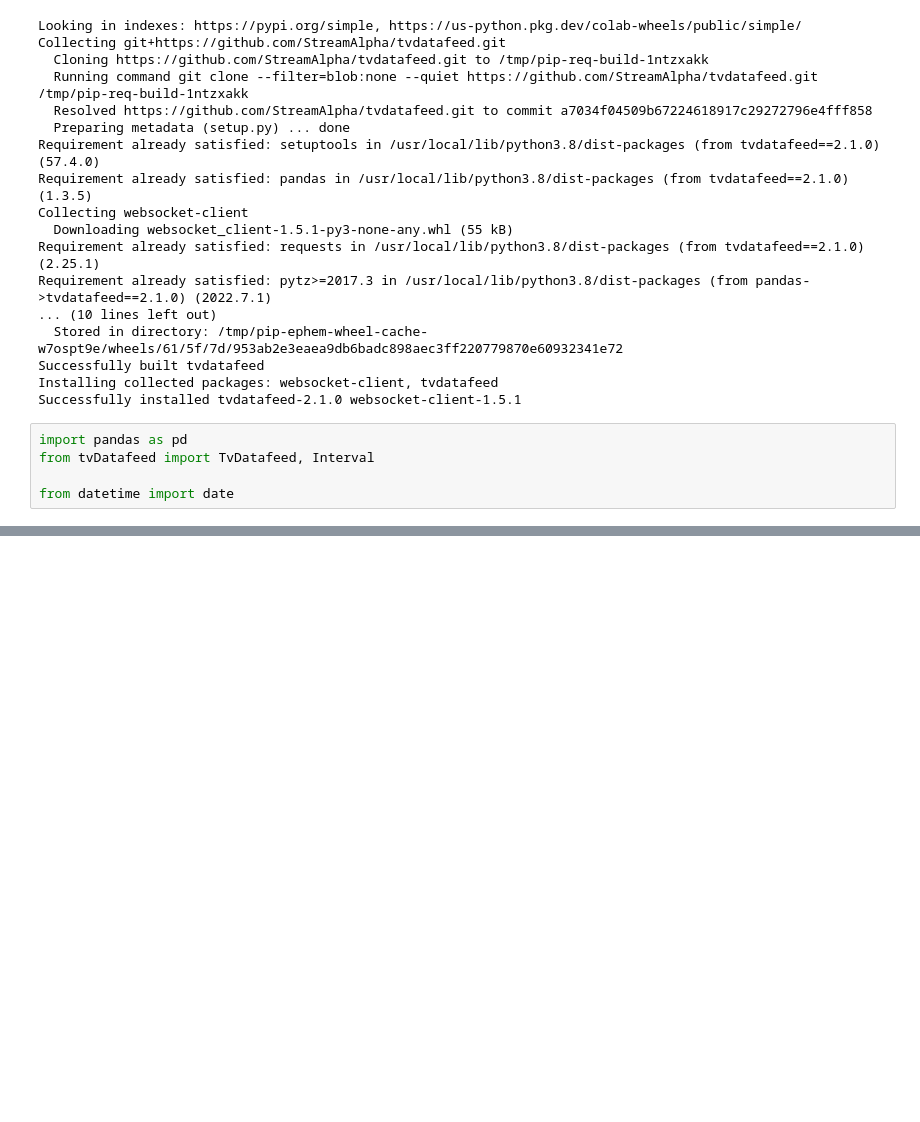
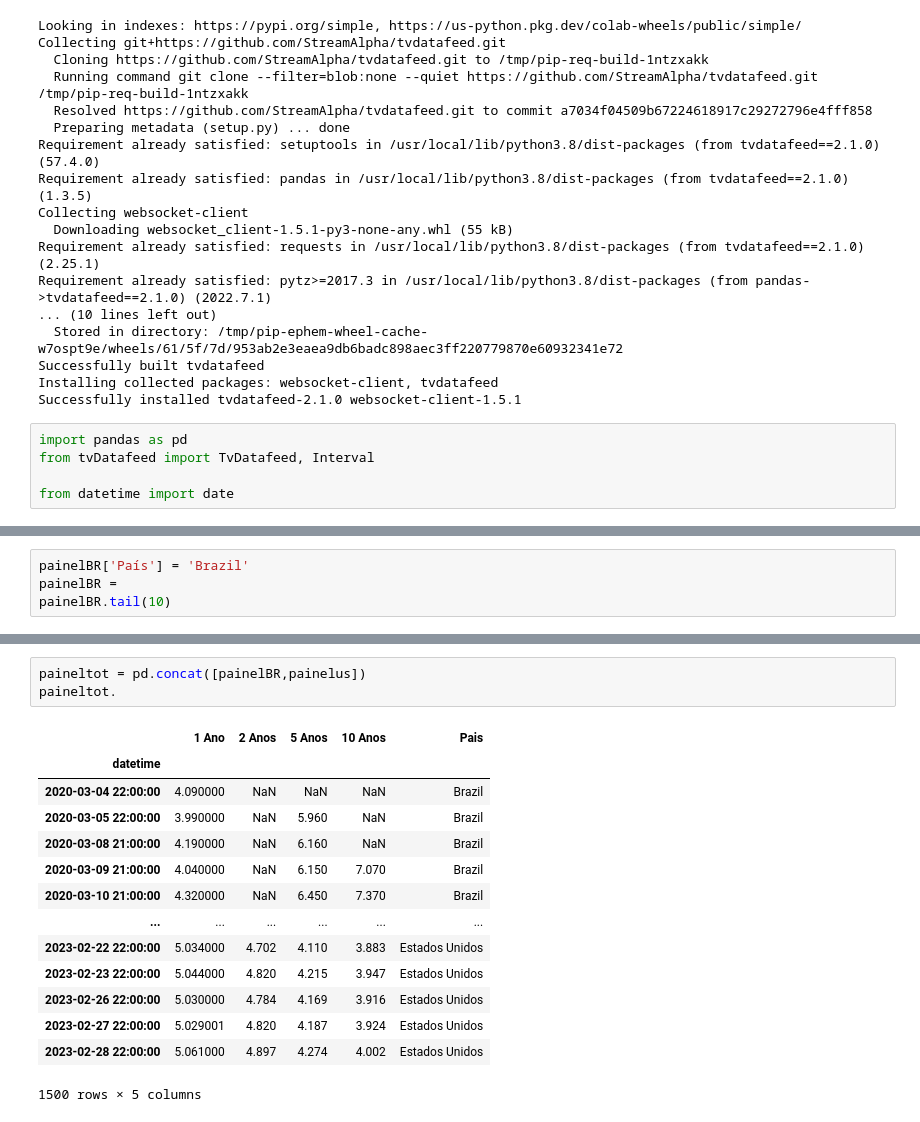
Before and after one commit to Edu-Moreira/Estudos-de-Python, a Jupyter notebook: TVDataFeed.ipynb, the cells around one changed output, grey strips where cells are left out. Saved outputs shown, nothing was run; the diff lists cells and outputs as text; blank space fills up the shorter version.

```diff
--- a/TVDataFeed.ipynb
+++ b/TVDataFeed.ipynb
@@ -31,0 +68,4 @@ WARNING:tvDatafeed.main:you are using nologin method, data you access may be lim
+# %%
+painelBR['País'] = 'Brazil'
+painelBR =
+painelBR.tail(10)
@@ -31,0 +125,18 @@ WARNING:tvDatafeed.main:you are using nologin method, data you access may be lim
+# %%
+paineltot = pd.concat([painelBR,painelus])
+paineltot.
+# %% [output]
+|  | 1 Ano | 2 Anos | 5 Anos | 10 Anos | Pais |
+| datetime |  |  |  |  |  |
+| 2020-03-04 22:00:00 | 4.090000 | NaN | NaN | NaN | Brazil |
+| 2020-03-05 22:00:00 | 3.990000 | NaN | 5.960 | NaN | Brazil |
+| 2020-03-08 21:00:00 | 4.190000 | NaN | 6.160 | NaN | Brazil |
+| 2020-03-09 21:00:00 | 4.040000 | NaN | 6.150 | 7.070 | Brazil |
+| 2020-03-10 21:00:00 | 4.320000 | NaN | 6.450 | 7.370 | Brazil |
+| ... | ... | ... | ... | ... | ... |
+| 2023-02-22 22:00:00 | 5.034000 | 4.702 | 4.110 | 3.883 | Estados Unidos |
+| 2023-02-23 22:00:00 | 5.044000 | 4.820 | 4.215 | 3.947 | Estados Unidos |
+| 2023-02-26 22:00:00 | 5.030000 | 4.784 | 4.169 | 3.916 | Estados Unidos |
+| 2023-02-27 22:00:00 | 5.029001 | 4.820 | 4.187 | 3.924 | Estados Unidos |
+| 2023-02-28 22:00:00 | 5.061000 | 4.897 | 4.274 | 4.002 | Estados Unidos |
+1500 rows × 5 columns
```
Also changed, not shown: parts of 14 cells of this notebook.
